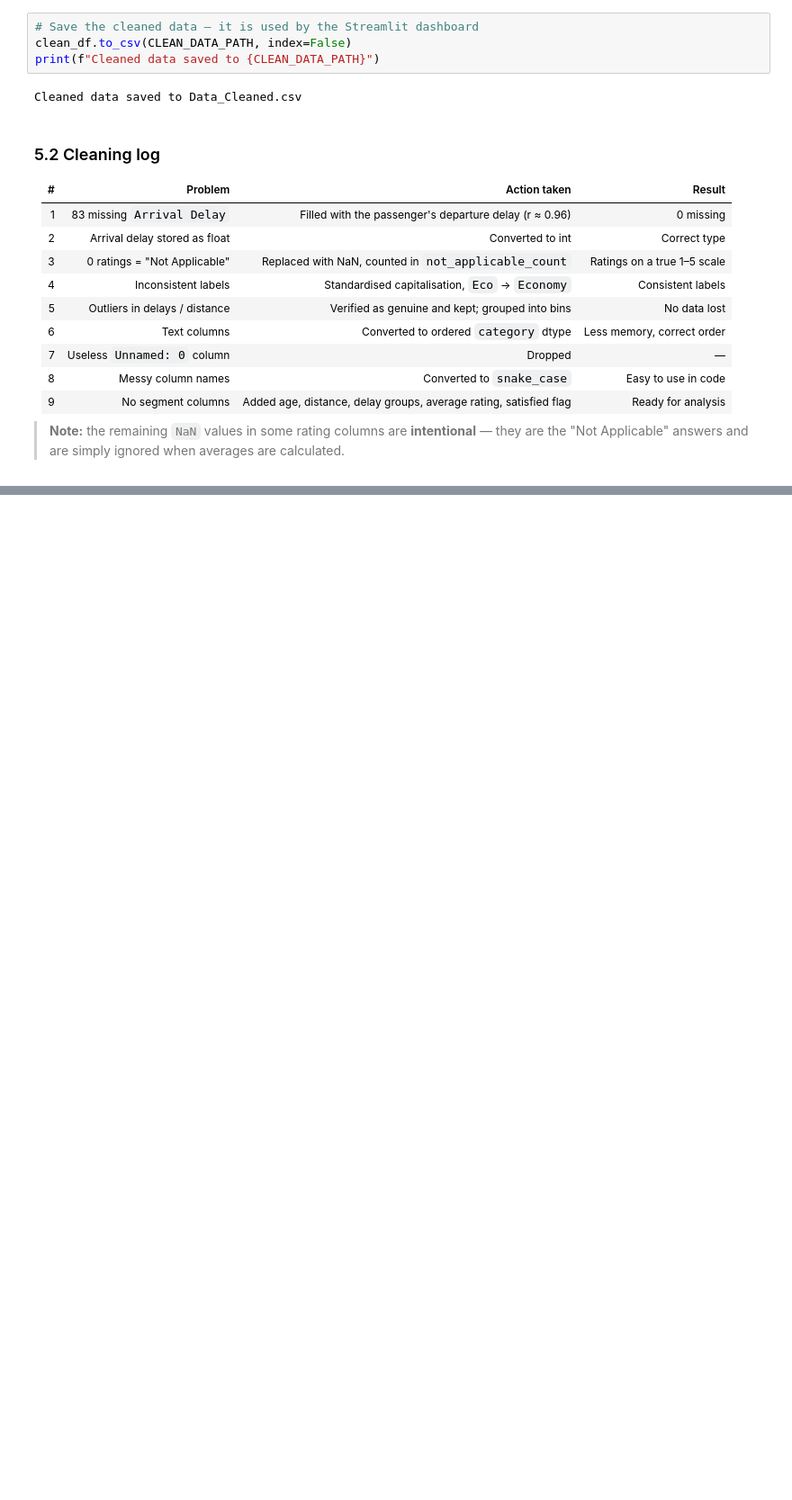
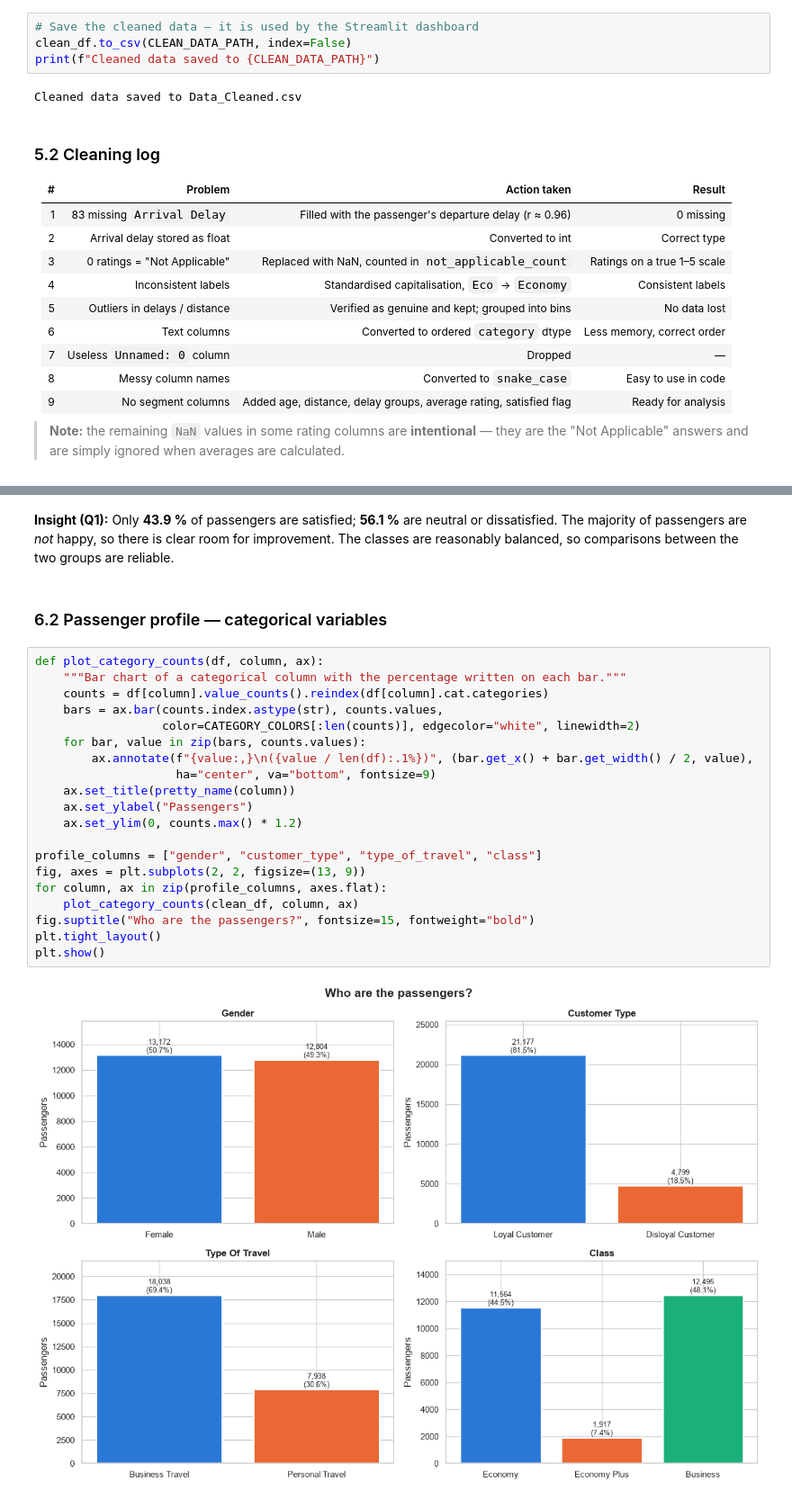
Before and after one commit to hahmed1936/Mid-Project, a Jupyter notebook: Mid-Project-Script.ipynb, the cells around one changed output, grey strips where cells are left out. Shown at 90% size. Cells and saved outputs as stored; diff of their text form; blank space fills up the shorter version.

```diff
--- a/Mid-Project-Script.ipynb
+++ b/Mid-Project-Script.ipynb
@@ -478,0 +501,26 @@ Cleaned data saved to Data_Cleaned.csv
+# %% [markdown]
+**Insight (Q1):** Only **43.9 %** of passengers are satisfied; **56.1 %** are neutral or dissatisfied. The majority of passengers are *not* happy, so there is clear room for improvement. The classes are reasonably balanced, so comparisons between the two groups are reliable.
+# %% [markdown]
+### 6.2 Passenger profile — categorical variables
+# %%
+def plot_category_counts(df, column, ax):
+    """Bar chart of a categorical column with the percentage written on each bar."""
+    counts = df[column].value_counts().reindex(df[column].cat.categories)
+    bars = ax.bar(counts.index.astype(str), counts.values,
+                  color=CATEGORY_COLORS[:len(counts)], edgecolor="white", linewidth=2)
+    for bar, value in zip(bars, counts.values):
+        ax.annotate(f"{value:,}\n({value / len(df):.1%})", (bar.get_x() + bar.get_width() / 2, value),
+                    ha="center", va="bottom", fontsize=9)
+    ax.set_title(pretty_name(column))
+    ax.set_ylabel("Passengers")
+    ax.set_ylim(0, counts.max() * 1.2)
+
+profile_columns = ["gender", "customer_type", "type_of_travel", "class"]
+fig, axes = plt.subplots(2, 2, figsize=(13, 9))
+for column, ax in zip(profile_columns, axes.flat):
+    plot_category_counts(clean_df, column, ax)
+fig.suptitle("Who are the passengers?", fontsize=15, fontweight="bold")
+plt.tight_layout()
+plt.show()
+# %% [output]
+[figure, added]
```
Also changed, not shown: parts of 18 cells of this notebook.
